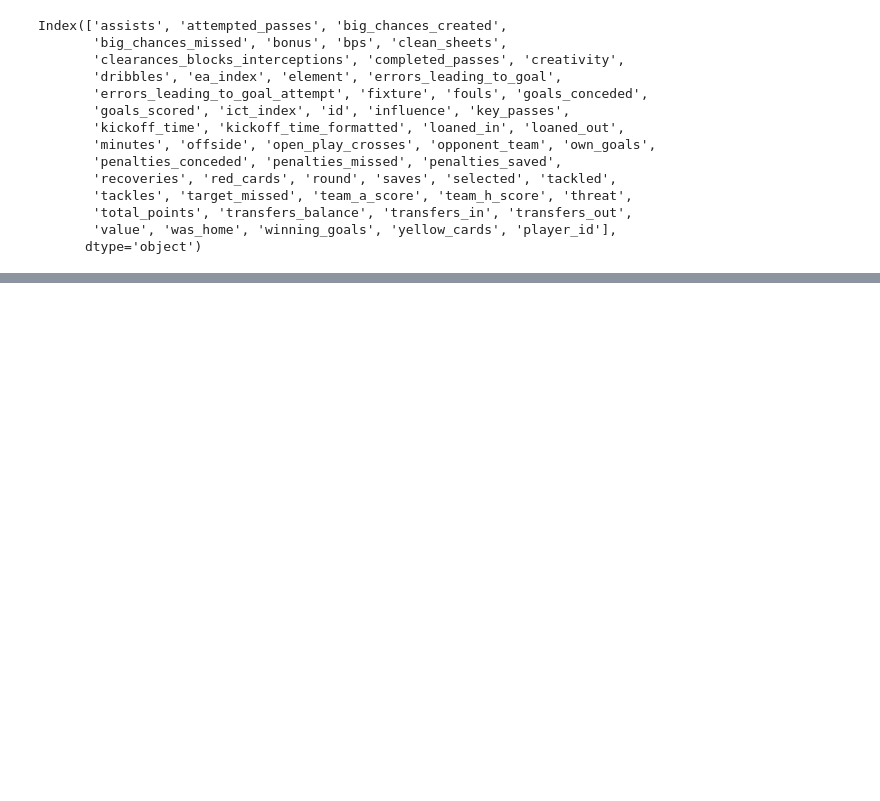
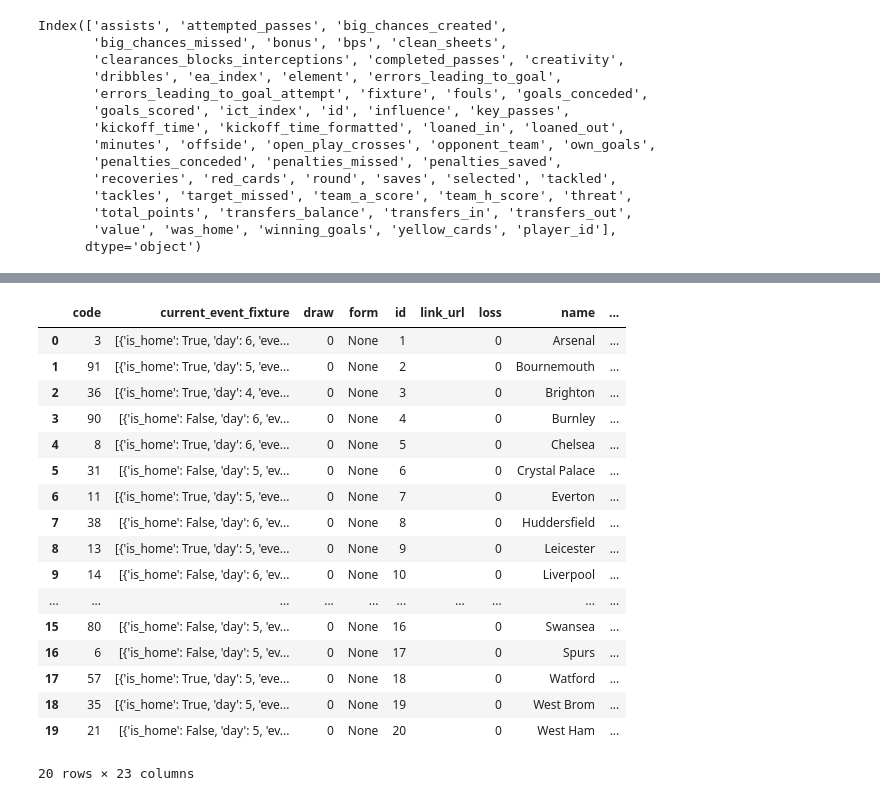
Before and after one commit to KnightAdz/Premier-League-Fantasy-Football, a Jupyter notebook: Gameweek prediction.ipynb, the cells around one changed output, grey strips where cells are left out. Cells and saved outputs as stored; diff of their text form; code cells hidden in the pictures; blank space fills up the shorter version.

```diff
--- a/Gameweek prediction.ipynb
+++ b/Gameweek prediction.ipynb
@@ -354,0 +167,21 @@ plot_feature_importance(X,tree_model)
+# %%
+team_df
+# %% [output]
+|  | code | current_event_fixture | draw | form | id | link_url | loss | name | ... |
+| 0 | 3 | [{'is_home': True, 'day': 6, 'eve... | 0 | None | 1 |  | 0 | Arsenal | ... |
+| 1 | 91 | [{'is_home': True, 'day': 5, 'eve... | 0 | None | 2 |  | 0 | Bournemouth | ... |
+| 2 | 36 | [{'is_home': True, 'day': 4, 'eve... | 0 | None | 3 |  | 0 | Brighton | ... |
+| 3 | 90 | [{'is_home': False, 'day': 6, 'ev... | 0 | None | 4 |  | 0 | Burnley | ... |
+| 4 | 8 | [{'is_home': True, 'day': 6, 'eve... | 0 | None | 5 |  | 0 | Chelsea | ... |
+| 5 | 31 | [{'is_home': False, 'day': 5, 'ev... | 0 | None | 6 |  | 0 | Crystal Palace | ... |
+| 6 | 11 | [{'is_home': True, 'day': 5, 'eve... | 0 | None | 7 |  | 0 | Everton | ... |
+| 7 | 38 | [{'is_home': False, 'day': 6, 'ev... | 0 | None | 8 |  | 0 | Huddersfield | ... |
+| 8 | 13 | [{'is_home': True, 'day': 5, 'eve... | 0 | None | 9 |  | 0 | Leicester | ... |
+| 9 | 14 | [{'is_home': False, 'day': 6, 'ev... | 0 | None | 10 |  | 0 | Liverpool | ... |
+| ... | ... | ... | ... | ... | ... | ... | ... | ... | ... |
+| 15 | 80 | [{'is_home': False, 'day': 5, 'ev... | 0 | None | 16 |  | 0 | Swansea | ... |
+| 16 | 6 | [{'is_home': False, 'day': 5, 'ev... | 0 | None | 17 |  | 0 | Spurs | ... |
+| 17 | 57 | [{'is_home': True, 'day': 5, 'eve... | 0 | None | 18 |  | 0 | Watford | ... |
+| 18 | 35 | [{'is_home': True, 'day': 5, 'eve... | 0 | None | 19 |  | 0 | West Brom | ... |
+| 19 | 21 | [{'is_home': False, 'day': 5, 'ev... | 0 | None | 20 |  | 0 | West Ham | ... |
+20 rows × 23 columns
```
Also changed, not shown: parts of 64 cells of this notebook, 12 other files.
